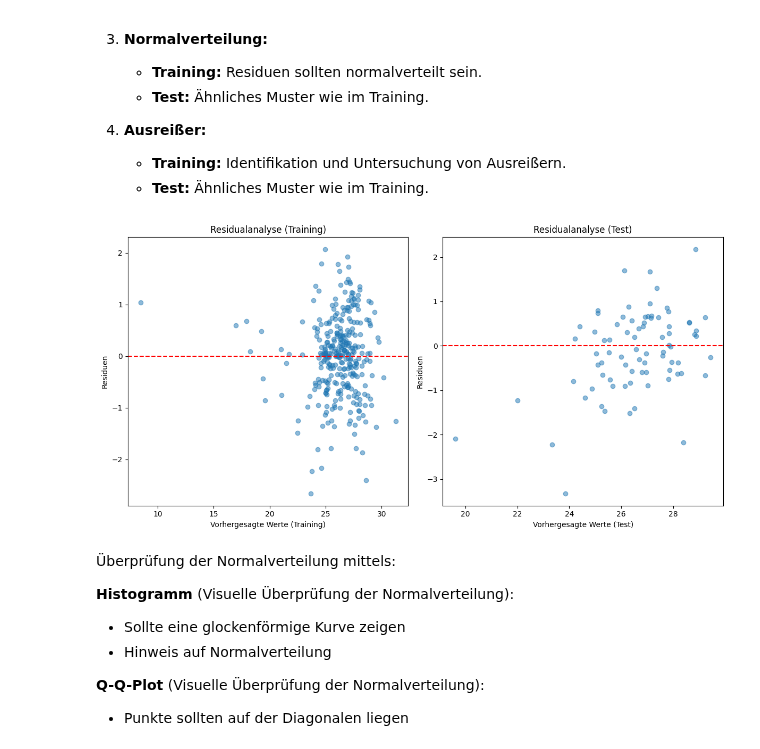
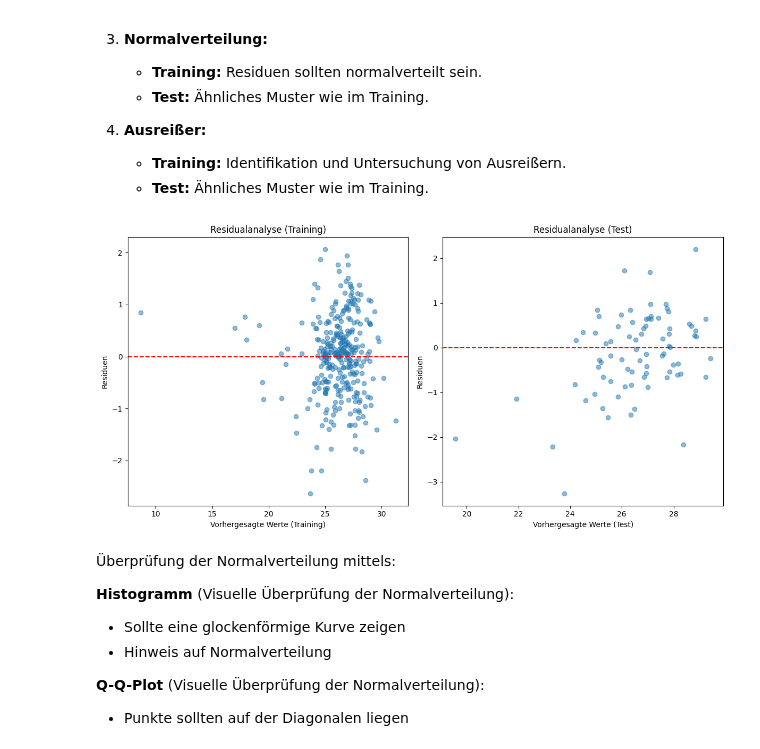
Before and after one commit to mn086/project, a Jupyter notebook: notebooks/03_model-building.ipynb, the cells around one changed output. Saved outputs shown, nothing was run; the diff lists cells and outputs as text; code cells hidden in the pictures.

```diff
--- a/notebooks/03_model-building.ipynb
+++ b/notebooks/03_model-building.ipynb
@@ -470,34 +466,34 @@ Durch die Residualanalyse wird sichergestellt, dass das Modell korrekt spezifizi
 # %%
 # Beispiel für Residualanalyse:
 import matplotlib.pyplot as plt
 
 # Residuen berechnen
-y_train_pred = regr.predict(X_train_filtered)
-y_test_pred = regr.predict(X_test_filtered)
+y_train_pred = regr.predict(X_train_filtered[best_features])
+y_test_pred = regr.predict(X_test_filtered[best_features])
 residuals_train = y_train_filtered - y_train_pred
 residuals_test = y_test_filtered - y_test_pred
 
 # Residuen plotten
 plt.figure(figsize=(12, 6))
 
 plt.subplot(1, 2, 1)
 plt.scatter(y_train_pred, residuals_train, alpha=0.5)
 plt.axhline(y=0, color='r', linestyle='--')
 plt.xlabel('Vorhergesagte Werte (Training)')
 plt.ylabel('Residuen')
 plt.title('Residualanalyse (Training)')
 
 plt.subplot(1, 2, 2)
 plt.scatter(y_test_pred, residuals_test, alpha=0.5)
 plt.axhline(y=0, color='r', linestyle='--')
 plt.xlabel('Vorhergesagte Werte (Test)')
 plt.ylabel('Residuen')
 plt.title('Residualanalyse (Test)')
 
 plt.tight_layout()
 plt.show()
 # %% [output]
-[figure, old version]
+[figure, new version]
 # %% [markdown]
 Überprüfung der Normalverteilung mittels:
 
```
Also changed, not shown: parts of 5 cells of this notebook.
